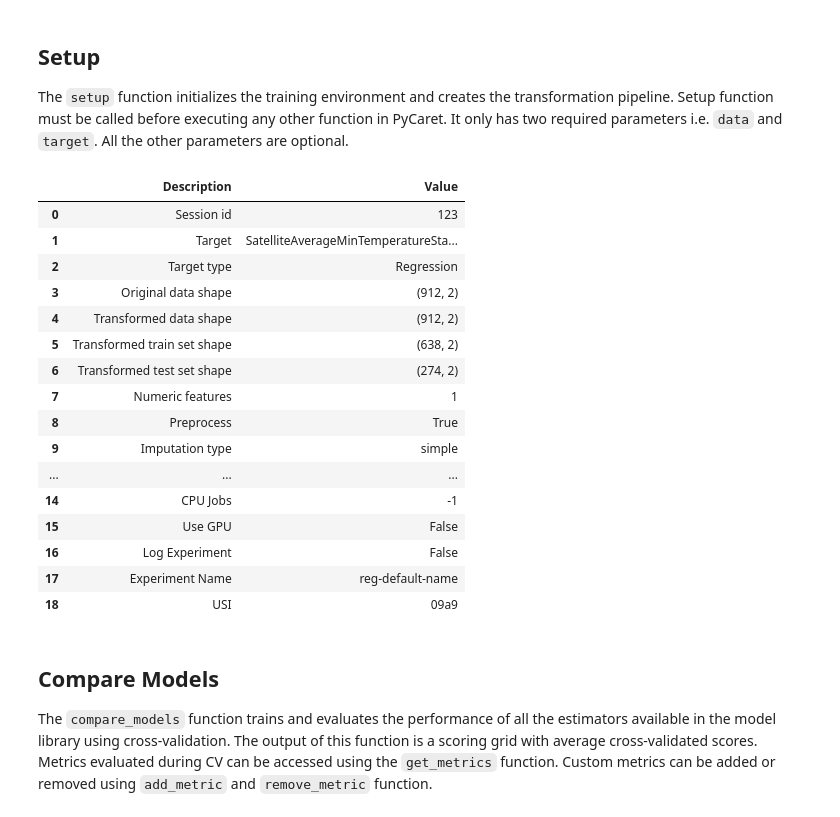
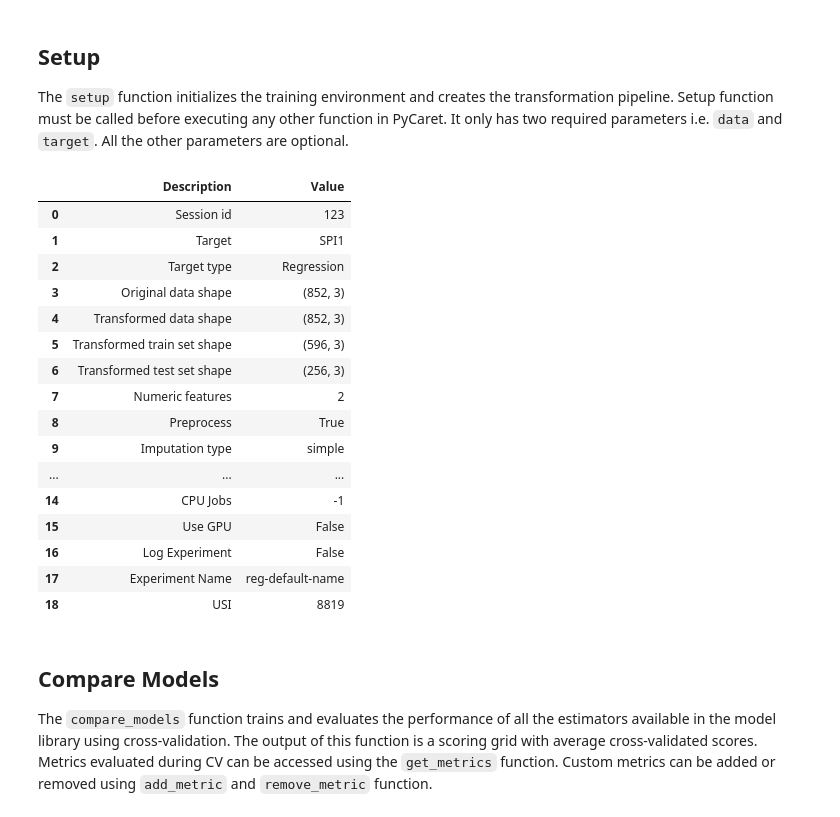
Before and after one commit to mtofighi/ChilwaBasin, a Jupyter notebook: ChilwaBasin_DataAnalysis_032024/ChilwaBasin_Regression_PyCaret_Temperature.ipynb, the cells around one changed output. Cells and saved outputs as stored; diff of their text form; code cells hidden in the pictures.

```diff
--- a/ChilwaBasin_DataAnalysis_032024/ChilwaBasin_Regression_PyCaret_Temperature.ipynb
+++ b/ChilwaBasin_DataAnalysis_032024/ChilwaBasin_Regression_PyCaret_Temperature.ipynb
@@ -164,46 +166,46 @@ column_names = ['Date', 'SatelliteAverageMinTemperature',
 #     'PalmerDroughtSeverityIndex',
 #     'CholeraCasesD1' ,'CholeraCasesD2' ,'CholeraCasesD3', 'CholeraCasesD4',
 #     'CholeraCasesTotal',
 #     'SchistosomiasisCasesD1', 'SchistosomiasisCasesD2', 'SchistosomiasisCasesD3', 'SchistosomiasisCasesD4',
 #     'SchistosomiasisCasesTotal',
 #     'MalariaCasesD1', 'MalariaCasesD2', 'MalariaCasesD3', 'MalariaCasesD4',
 #     'MalariaCasesTotal',
 #     'MosquitoNetsD1' ,'MosquitoNetsD2','MosquitoNetsD3','MosquitoNetsD4',
 #     'MosquitoNetsTotal',
 #     'Malnutrition_LT5_NewCases_AllDistricts'
 # ]  # Specify the desired column names
 
-start_date = '1981-01-01'  # Specify the start date
-end_date = '2018-12-01'  # Specify the end date
+start_date = '1951-01-01'  # Specify the start date
+end_date = '2021-12-01'  # Specify the end date
 # start_date = '1946-01-01'  # Specify the start date
 # end_date = '2021-12-01'  # Specify the end date
 # Filter the data based on the column names and date range
 sub_dataset = dataAll.loc[
     (dataAll['Date'] >= start_date) & (dataAll['Date'] <= end_date), column_names
 ]
 
 # # Drop rows with missing values
 # sub_dataset.dropna(inplace=True)
 
-# Extract the features      'SatelliteAverageRainfall',
+# Extract the features      'SatelliteAverageMinTemperature','SatelliteAverageRainfall'
 data = sub_dataset[
     [
-     'SatelliteAverageMinTemperature',
-     'SatelliteAverageMinTemperatureStandardizedAnomaly'
+     'SatelliteAverageMinTemperature','SatelliteAverageRainfall',
+     'SPI1'
     ]
 ]
 
-s = setup(data, target= 'SatelliteAverageMinTemperatureStandardizedAnomaly', session_id = 123)
+s = setup(data, target= 'SPI1', session_id = 123)
 # %% [output]
 |  | Description | Value |
 | 0 | Session id | 123 |
-| 1 | Target | SatelliteAverageMinTemperatureSta... |
+| 1 | Target | SPI1 |
 | 2 | Target type | Regression |
-| 3 | Original data shape | (912, 2) |
-| 4 | Transformed data shape | (912, 2) |
-| 5 | Transformed train set shape | (638, 2) |
-| 6 | Transformed test set shape | (274, 2) |
-| 7 | Numeric features | 1 |
+| 3 | Original data shape | (852, 3) |
+| 4 | Transformed data shape | (852, 3) |
+| 5 | Transformed train set shape | (596, 3) |
+| 6 | Transformed test set shape | (256, 3) |
+| 7 | Numeric features | 2 |
 | 8 | Preprocess | True |
 | 9 | Imputation type | simple |
 | ... | ... | ... |
@@ -211,7 +213,7 @@ s = setup(data, target= 'SatelliteAverageMinTemperatureStandardizedAnomaly', ses
 | 15 | Use GPU | False |
 | 16 | Log Experiment | False |
 | 17 | Experiment Name | reg-default-name |
-| 18 | USI | 09a9 |
+| 18 | USI | 8819 |
 # %% [markdown]
 ## Compare Models
 
```
Also changed, not shown: parts of 7 cells of this notebook.
